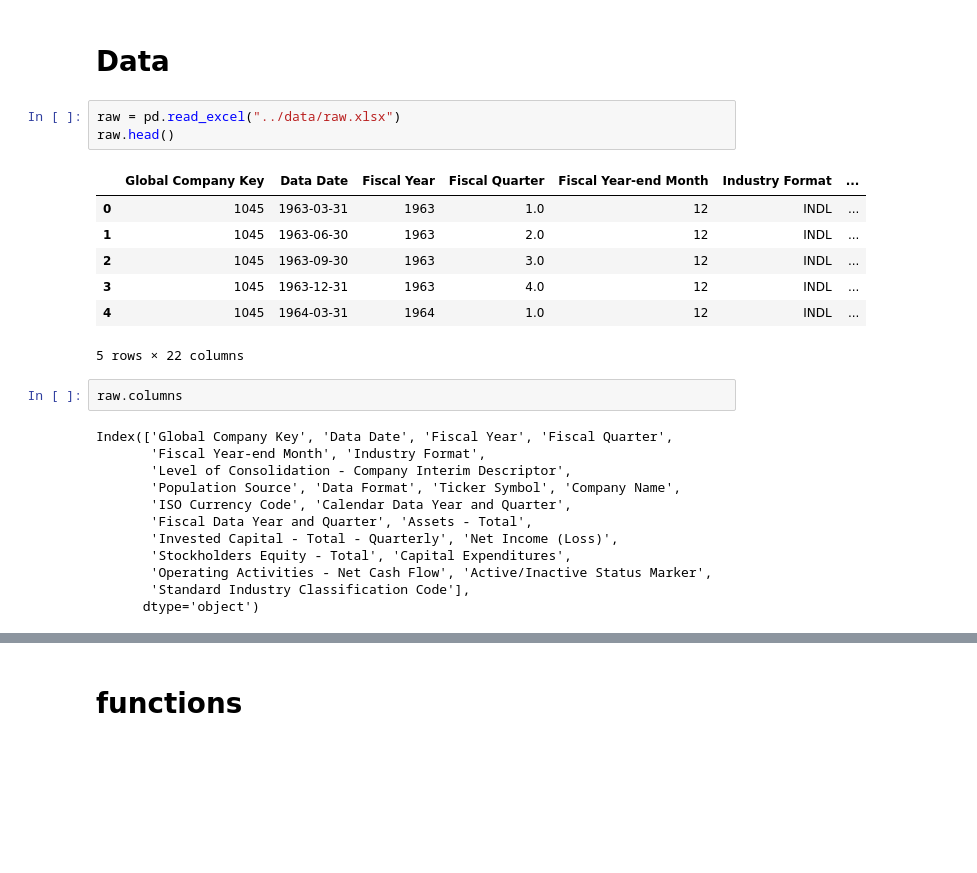
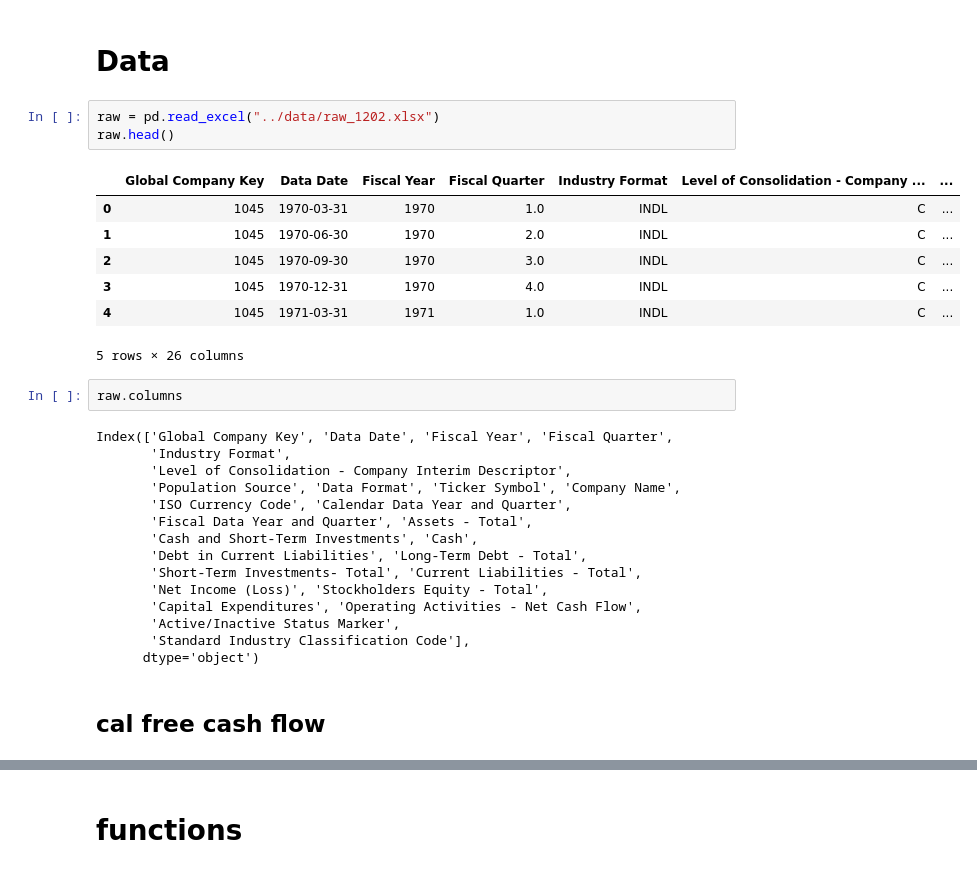
Before and after one commit to Zixin730/heartland_project, a Jupyter notebook: analyze/1_cal_fcfroic.ipynb, the cells around one changed output, grey strips where cells are left out. Cells and saved outputs as stored; diff of their text form; blank space fills up the shorter version.

```diff
--- a/analyze/1_cal_fcfroic.ipynb
+++ b/analyze/1_cal_fcfroic.ipynb
@@ -8,27 +8,32 @@ from statsmodels.regression.rolling import RollingOLS
 # %% [markdown]
 # Data
 # %%
-raw = pd.read_excel("../data/raw.xlsx")
+raw = pd.read_excel("../data/raw_1202.xlsx")
 raw.head()
 # %% [output]
-|  | Global Company Key | Data Date | Fiscal Year | Fiscal Quarter | Fiscal Year-end Month | Industry Format | ... |
-| 0 | 1045 | 1963-03-31 | 1963 | 1.0 | 12 | INDL | ... |
-| 1 | 1045 | 1963-06-30 | 1963 | 2.0 | 12 | INDL | ... |
-| 2 | 1045 | 1963-09-30 | 1963 | 3.0 | 12 | INDL | ... |
-| 3 | 1045 | 1963-12-31 | 1963 | 4.0 | 12 | INDL | ... |
-| 4 | 1045 | 1964-03-31 | 1964 | 1.0 | 12 | INDL | ... |
+|  | Global Company Key | Data Date | Fiscal Year | Fiscal Quarter | Industry Format | Level of Consolidation - Company ... | ... |
+| 0 | 1045 | 1970-03-31 | 1970 | 1.0 | INDL | C | ... |
+| 1 | 1045 | 1970-06-30 | 1970 | 2.0 | INDL | C | ... |
+| 2 | 1045 | 1970-09-30 | 1970 | 3.0 | INDL | C | ... |
+| 3 | 1045 | 1970-12-31 | 1970 | 4.0 | INDL | C | ... |
+| 4 | 1045 | 1971-03-31 | 1971 | 1.0 | INDL | C | ... |
-5 rows × 22 columns
+5 rows × 26 columns
 # %%
 raw.columns
 # %% [output]
 Index(['Global Company Key', 'Data Date', 'Fiscal Year', 'Fiscal Quarter',
-       'Fiscal Year-end Month', 'Industry Format',
+       'Industry Format',
        'Level of Consolidation - Company Interim Descriptor',
        'Population Source', 'Data Format', 'Ticker Symbol', 'Company Name',
        'ISO Currency Code', 'Calendar Data Year and Quarter',
        'Fiscal Data Year and Quarter', 'Assets - Total',
-       'Invested Capital - Total - Quarterly', 'Net Income (Loss)',
-       'Stockholders Equity - Total', 'Capital Expenditures',
-       'Operating Activities - Net Cash Flow', 'Active/Inactive Status Marker',
+       'Cash and Short-Term Investments', 'Cash',
+       'Debt in Current Liabilities', 'Long-Term Debt - Total',
+       'Short-Term Investments- Total', 'Current Liabilities - Total',
+       'Net Income (Loss)', 'Stockholders Equity - Total',
+       'Capital Expenditures', 'Operating Activities - Net Cash Flow',
+       'Active/Inactive Status Marker',
        'Standard Industry Classification Code'],
       dtype='object')
+# %% [markdown]
+## cal free cash flow
```
Also changed, not shown: parts of 31 cells of this notebook.
